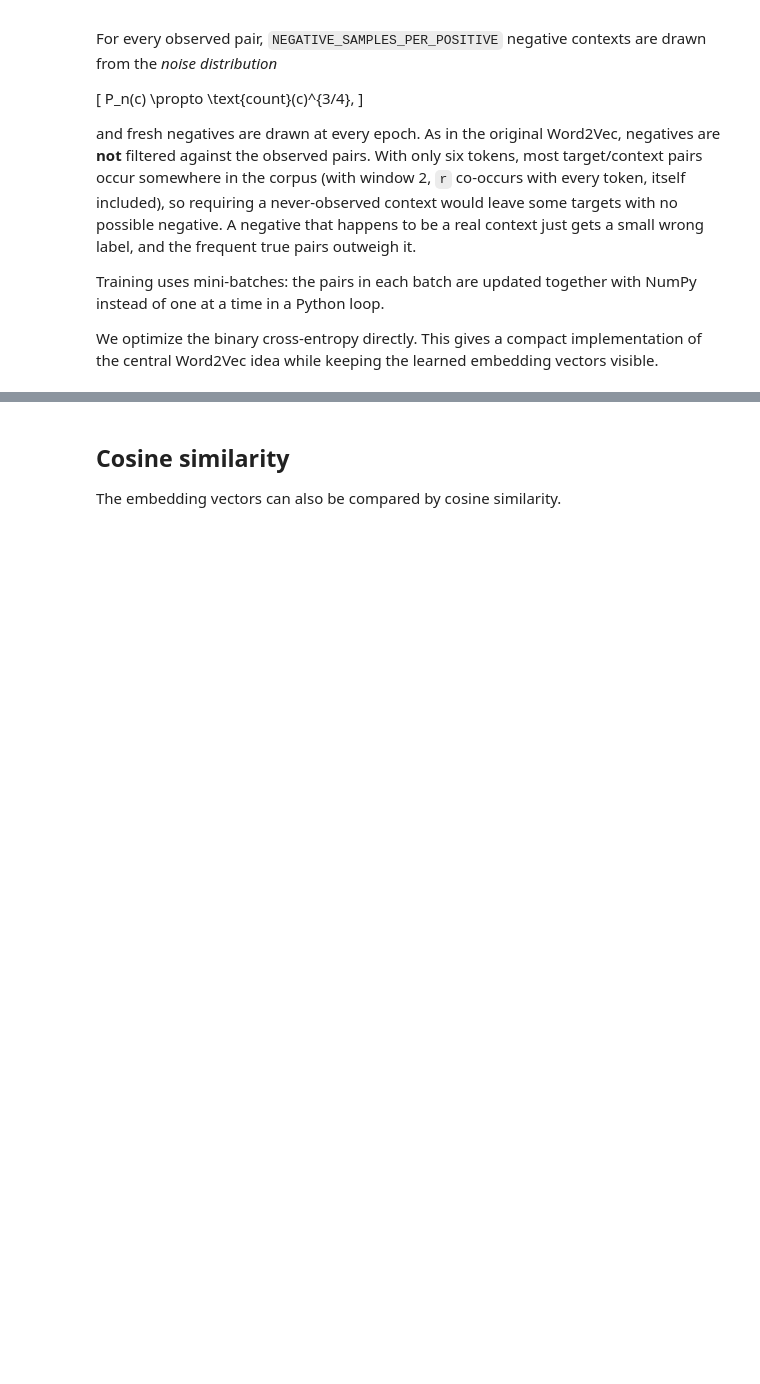
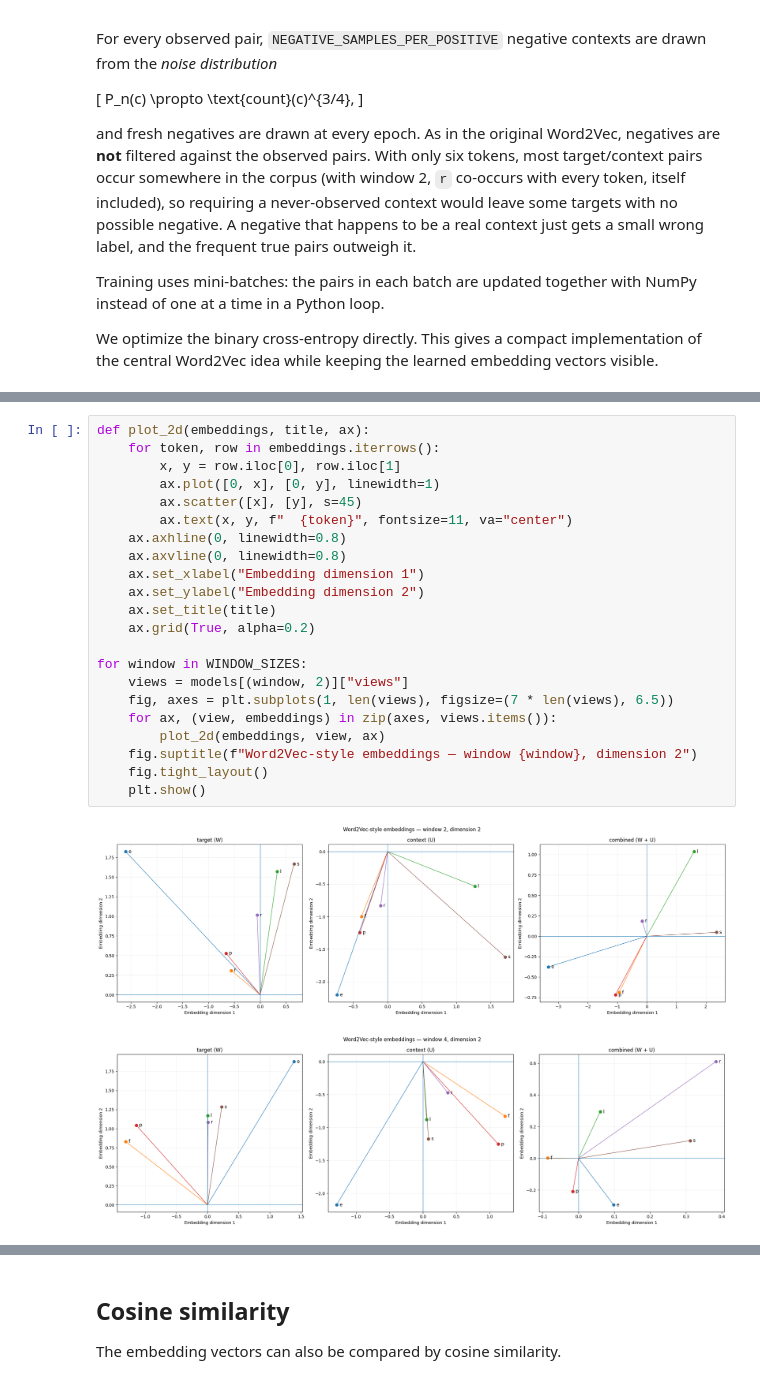
Before and after one commit to santanche/nlp2learn, a Jupyter notebook: zombie/zombienella/03-embeddings/03b_word2vec_embeddings.ipynb, the cells around one changed output, grey strips where cells are left out. Drawn from its saved outputs; the diff is of its cells as text; blank space fills up the shorter version.

```diff
--- a/zombie/zombienella/03-embeddings/03b_word2vec_embeddings.ipynb
+++ b/zombie/zombienella/03-embeddings/03b_word2vec_embeddings.ipynb
@@ -237 +267,26 @@ Training window=4, dimension=3
+# %%
+def plot_2d(embeddings, title, ax):
+    for token, row in embeddings.iterrows():
+        x, y = row.iloc[0], row.iloc[1]
+        ax.plot([0, x], [0, y], linewidth=1)
+        ax.scatter([x], [y], s=45)
+        ax.text(x, y, f"  {token}", fontsize=11, va="center")
+    ax.axhline(0, linewidth=0.8)
+    ax.axvline(0, linewidth=0.8)
+    ax.set_xlabel("Embedding dimension 1")
+    ax.set_ylabel("Embedding dimension 2")
+    ax.set_title(title)
+    ax.grid(True, alpha=0.2)
+
+for window in WINDOW_SIZES:
+    views = models[(window, 2)]["views"]
+    fig, axes = plt.subplots(1, len(views), figsize=(7 * len(views), 6.5))
+    for ax, (view, embeddings) in zip(axes, views.items()):
+        plot_2d(embeddings, view, ax)
+    fig.suptitle(f"Word2Vec-style embeddings — window {window}, dimension 2")
+    fig.tight_layout()
+    plt.show()
+# %% [output]
+[figure, added]
+[figure, added]
 # %% [markdown]
```
Also changed, not shown: parts of 9 cells of this notebook, 1 other file.
